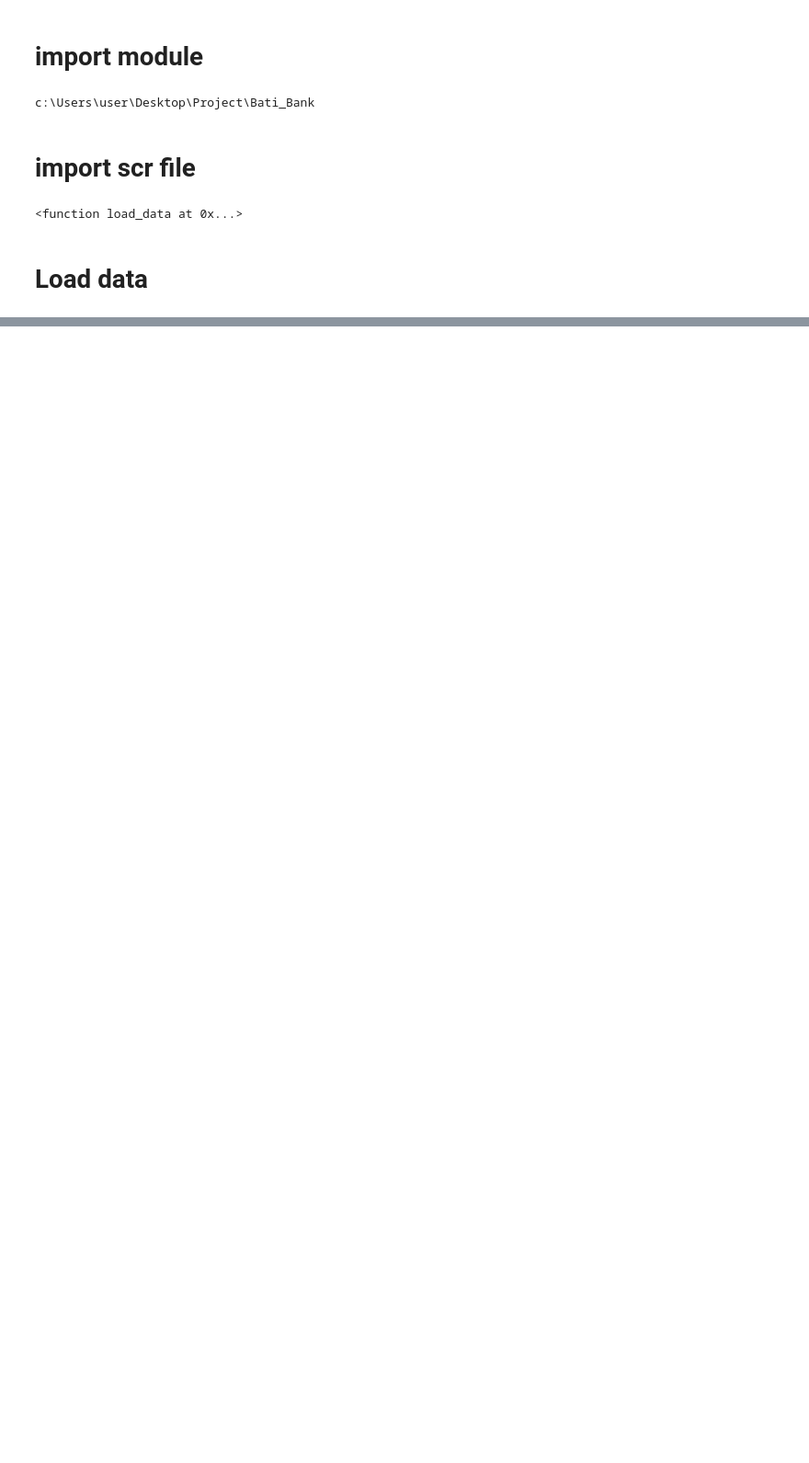
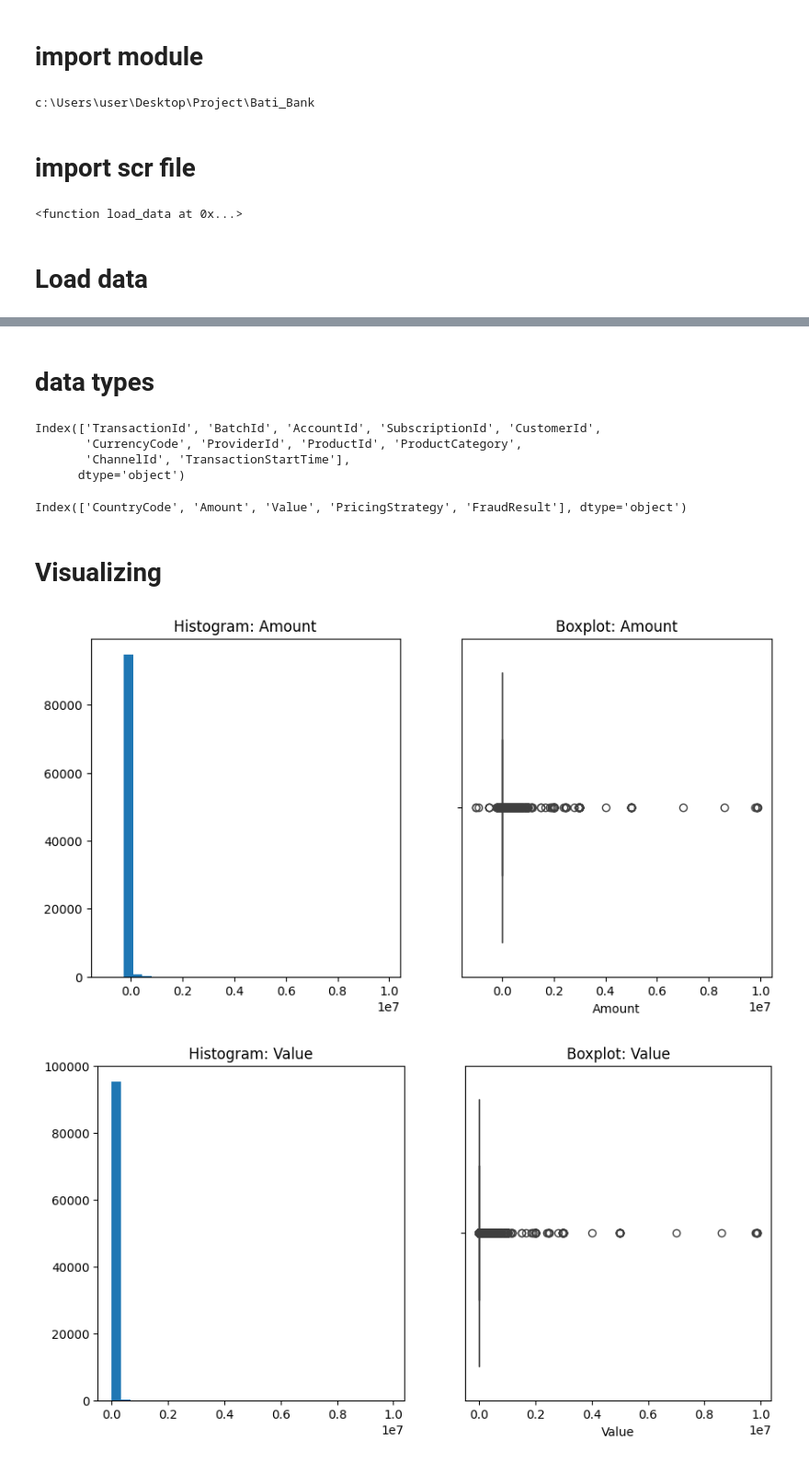
Before and after one commit to Hakima-Muktar/Bati_Bank, a Jupyter notebook: notebook/EDA.ipynb, the cells around one changed output, grey strips where cells are left out. Shown at 92% size. Cells and saved outputs as stored; diff of their text form; code cells hidden in the pictures; blank space fills up the shorter version.

```diff
--- a/notebook/EDA.ipynb
+++ b/notebook/EDA.ipynb
@@ -39,0 +146,35 @@ df = load_data(r"C:\Users\user\Desktop\Project\Bati_Bank\data\raw\loan.csv")
+# %% [markdown]
+# data types
+# %%
+#lists the columns with categorical data
+object_train_df=df.select_dtypes(include=['object'])
+object_train_df.columns
+# %% [output]
+Index(['TransactionId', 'BatchId', 'AccountId', 'SubscriptionId', 'CustomerId',
+       'CurrencyCode', 'ProviderId', 'ProductId', 'ProductCategory',
+       'ChannelId', 'TransactionStartTime'],
+      dtype='object')
+# %%
+#lists the columns with numerical data
+num_train_df=df.select_dtypes(include=['int','float'])
+num_train_df.columns
+# %% [output]
+Index(['CountryCode', 'Amount', 'Value', 'PricingStrategy', 'FraudResult'], dtype='object')
+# %% [markdown]
+# Visualizing
+# %%
+ #Visualize distributions
+import seaborn as sns
+numeric_cols = [ "Amount", "Value", "PricingStrategy", "FraudResult"]
+for col in numeric_cols:
+    plt.figure(figsize=(10,5))
+    plt.subplot(1,2,1)
+    plt.hist(df[col].dropna(), bins=30)
+    plt.title(f"Histogram: {col}")
+    plt.subplot(1,2,2)
+    sns.boxplot(x=df[col])
+    plt.title(f"Boxplot: {col}")
+    plt.show()
+# %% [output]
+[figure, added]
+[figure, added]
```
Also changed, not shown: parts of 10 cells of this notebook.
